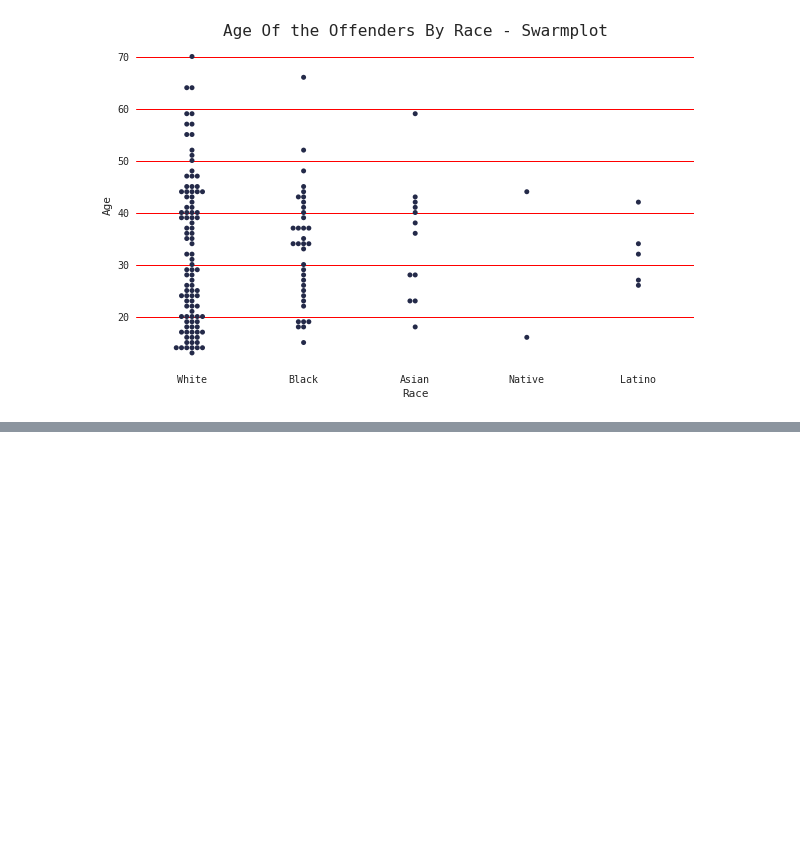
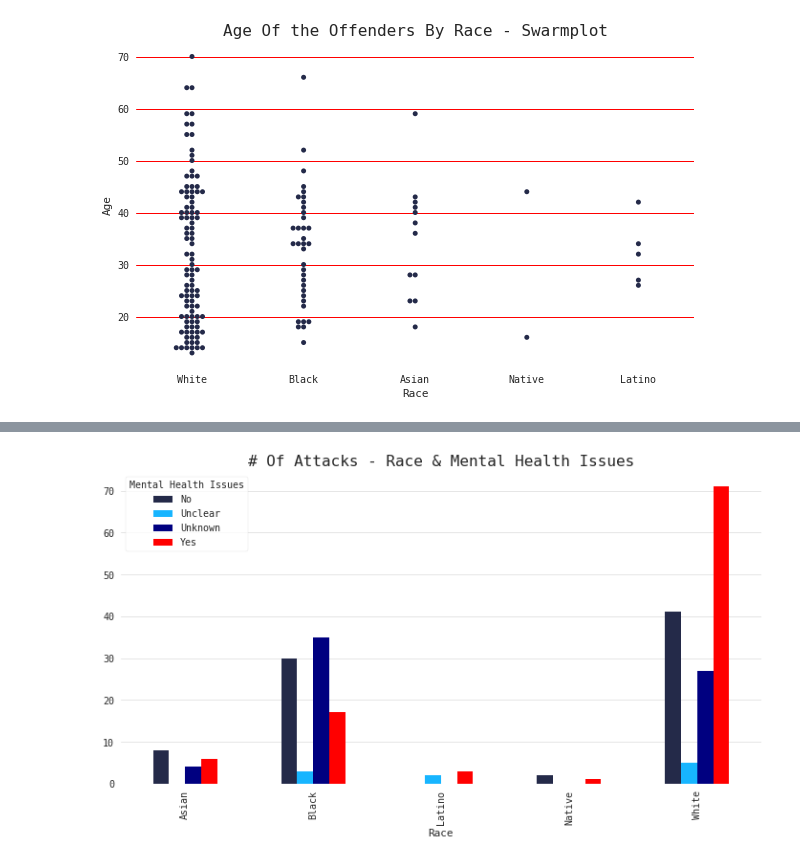
Before and after one commit to qu4ku/datasets-analysis, a Jupyter notebook: 001-US-Mass-Shootings.ipynb, the cells around one changed output, grey strips where cells are left out. Cells and saved outputs as stored; diff of their text form; code cells hidden in the pictures; blank space fills up the shorter version.

```diff
--- a/001-US-Mass-Shootings.ipynb
+++ b/001-US-Mass-Shootings.ipynb
@@ -386,0 +434,18 @@ plt.title('Age Of the Offenders By Race - Swarmplot', fontsize=16);
+# %%
+colors = [MC, '#17b5ff', 'navy', 'red']
+
+# plt.axes(frameon=False)
+sns.set_style('darkgrid', {
+    'font.family':['monospace'],
+    'axes.facecolor': 'white',
+    'legend.frameon': True,
+    })
+
+pd.crosstab(df['Race'], df['Mental Health Issues']).plot(kind='bar', color=colors, figsize=(12, 6))
+plt.grid(color='black', axis='y', alpha=.1)
+plt.title('# Of Attacks - Race & Mental Health Issues', fontsize=16);
+
+# Reset seaborn styles
+# sns.set()
+# %% [output]
+[figure, added]
```
Also changed, not shown: parts of 13 cells of this notebook.
